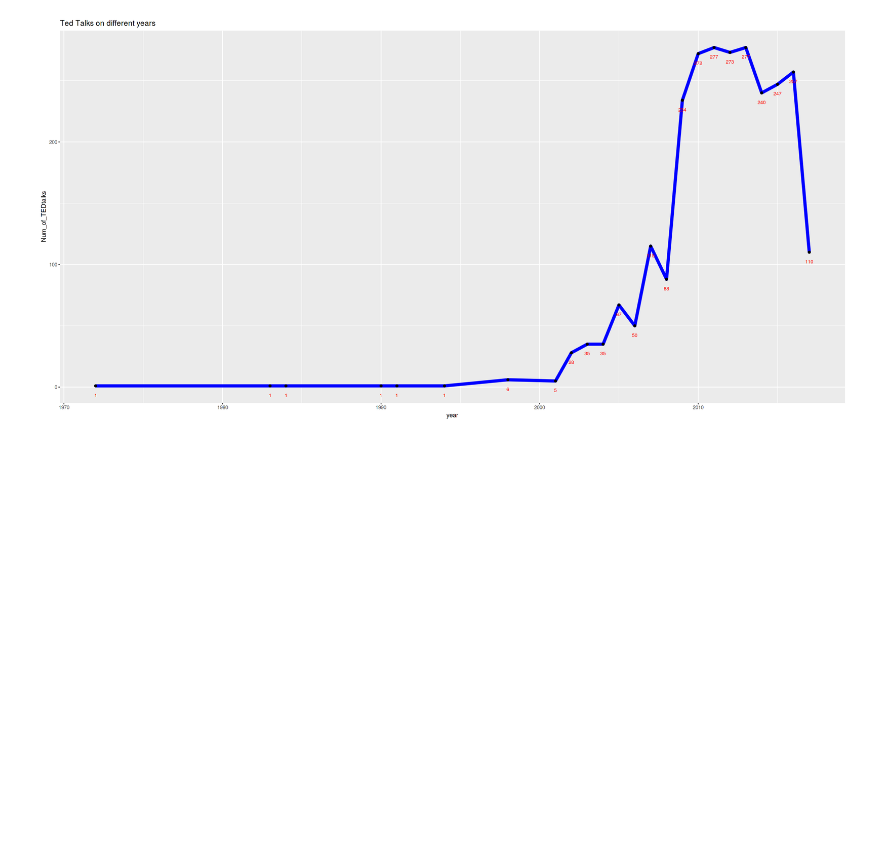
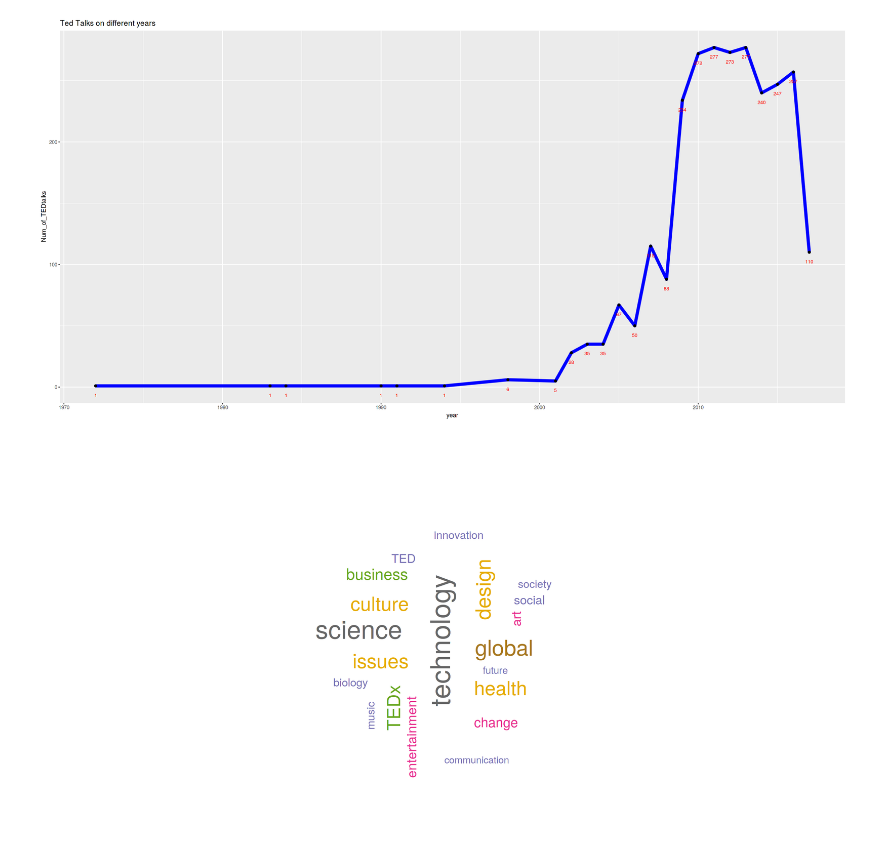
Before and after one commit to ddelvadia/TedTalk, a Jupyter notebook: TedTalk.ipynb, the cells around one changed output. Drawn from its saved outputs; the diff is of its cells as text; code cells hidden in the pictures; blank space fills up the shorter version.

```diff
--- a/TedTalk.ipynb
+++ b/TedTalk.ipynb
@@ -201,0 +221,14 @@ tags<-as.character(tags)
+# %%
+# let's find the top tag
+options(repr.plot.width = 20, repr.plot.height = 10)
+tags<-df$tags
+tags<-as.character(tags)
+tags<-data.frame(table(str_extract_all(tags, '[a-zA-Z]+', simplify = TRUE)))
+tags<-tags[2:451,]
+#View(tags)
+set.seed(1234)
+wordcloud(words = tags$Var1, freq = tags$Freq, min.freq = 1,
+          max.words=20, random.order=FALSE, rot.per=0.35,
+          colors=brewer.pal(8, "Dark2"))
+# %% [output]
+[figure, added]
```
Also changed, not shown: parts of 4 cells of this notebook.
